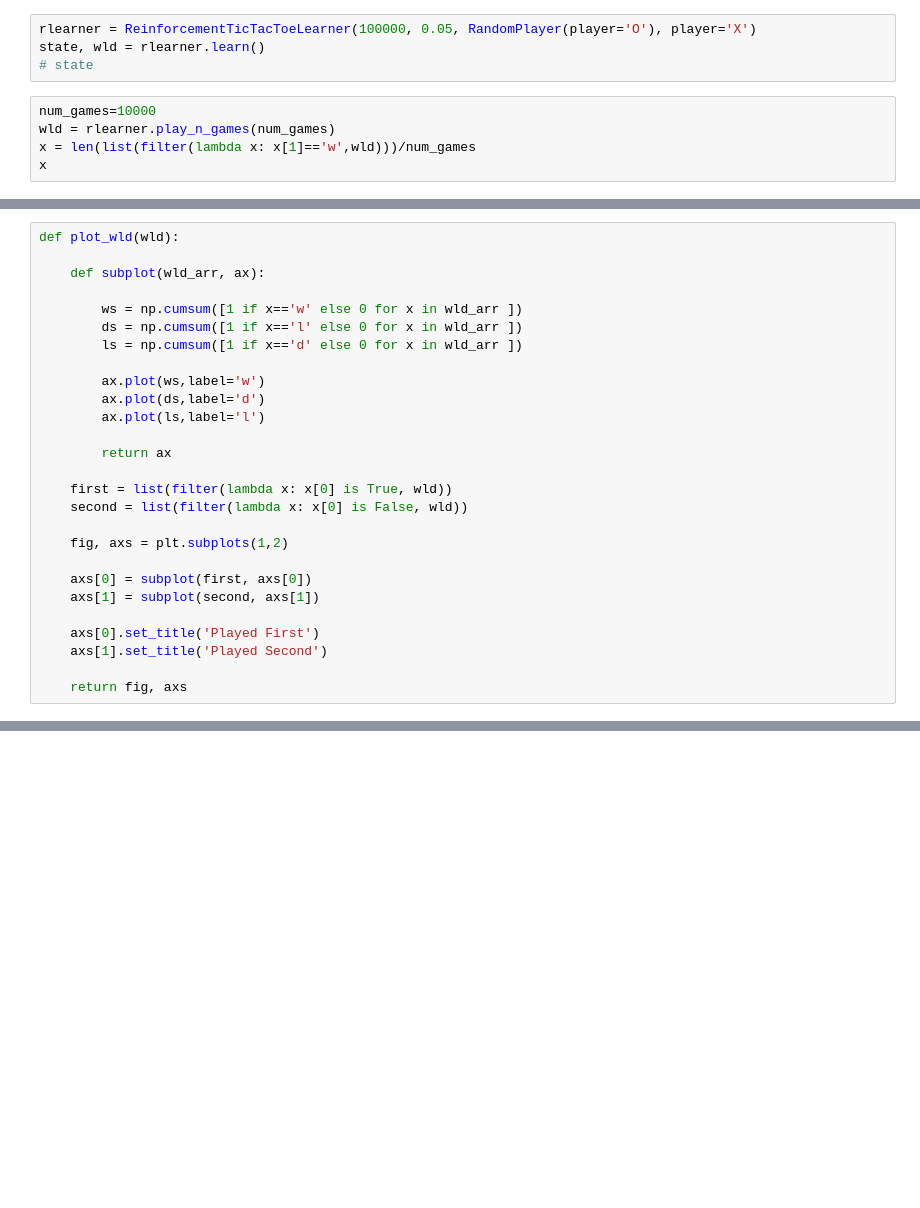
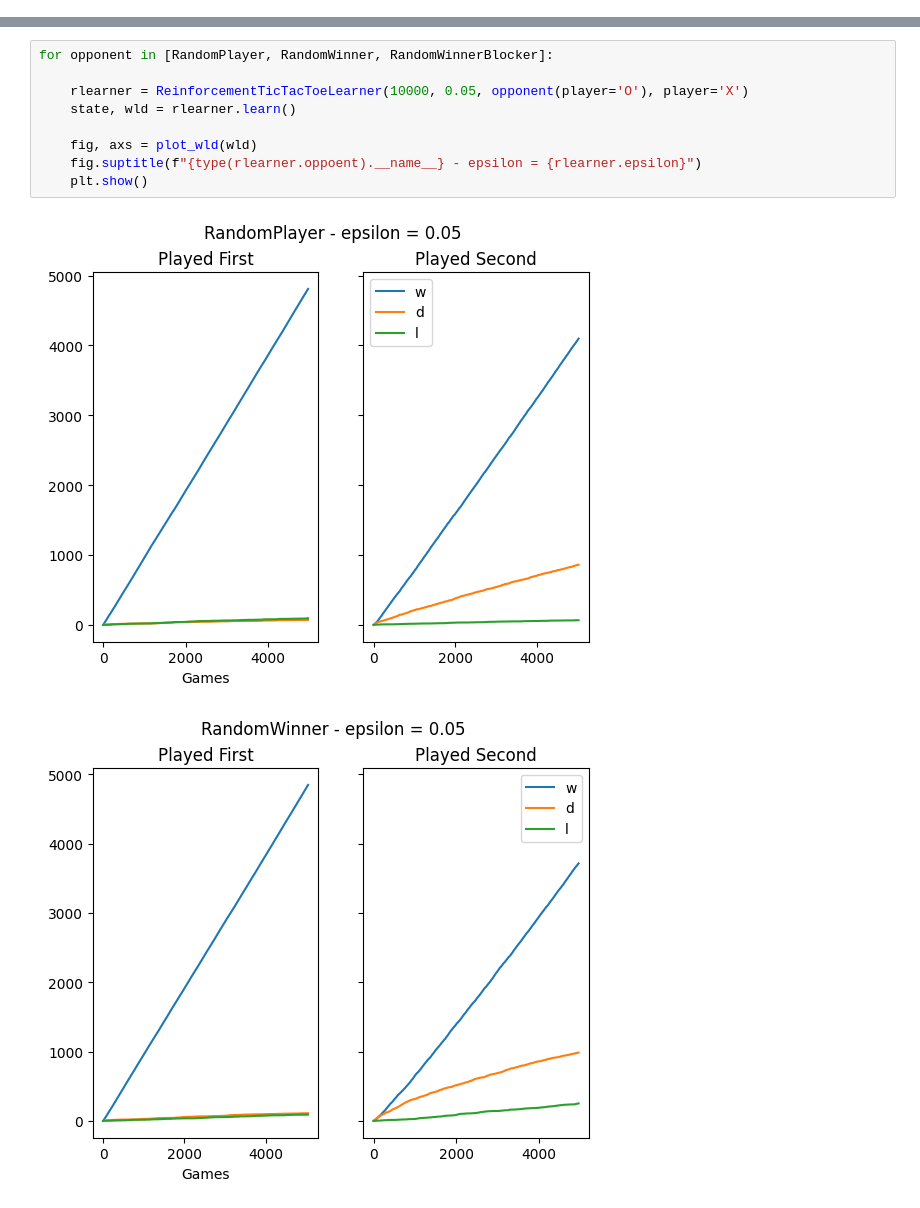
Before and after one commit to georgec123/aiml, a Jupyter notebook: src/game.ipynb, the cells around one changed output, grey strips where cells are left out. Drawn from its saved outputs; the diff is of its cells as text; blank space fills up the shorter version.

Commit message:
modularaise + plots

```diff
--- a/src/game.ipynb
+++ b/src/game.ipynb
@@ -204,9 +86,0 @@ plt.legend()
-# %%
-rlearner = ReinforcementTicTacToeLearner(100000, 0.05, RandomPlayer(player='O'), player='X')
-state, wld = rlearner.learn()
-# state
-# %%
-num_games=10000
-wld = rlearner.play_n_games(num_games)
-x = len(list(filter(lambda x: x[1]=='w',wld)))/num_games
-x
@@ -215,27 +86,0 @@ x
-# %%
-def plot_wld(wld):
-
-    def subplot(wld_arr, ax):
-
-        ws = np.cumsum([1 if x=='w' else 0 for x in wld_arr ])
-        ds = np.cumsum([1 if x=='l' else 0 for x in wld_arr ])
-        ls = np.cumsum([1 if x=='d' else 0 for x in wld_arr ])
-
-        ax.plot(ws,label='w')
-        ax.plot(ds,label='d')
-        ax.plot(ls,label='l')
-
-        return ax
-
-    first = list(filter(lambda x: x[0] is True, wld))
-    second = list(filter(lambda x: x[0] is False, wld))
-
-    fig, axs = plt.subplots(1,2)
-
-    axs[0] = subplot(first, axs[0])
-    axs[1] = subplot(second, axs[1])
-
-    axs[0].set_title('Played First')
-    axs[1].set_title('Played Second')
-
-    return fig, axs
@@ -243,0 +89,12 @@ plot_wld(wld)
+# %%
+for opponent in [RandomPlayer, RandomWinner, RandomWinnerBlocker]:
+
+    rlearner = ReinforcementTicTacToeLearner(10000, 0.05, opponent(player='O'), player='X')
+    state, wld = rlearner.learn()
+
+    fig, axs = plot_wld(wld)
+    fig.suptitle(f"{type(rlearner.oppoent).__name__} - epsilon = {rlearner.epsilon}")
+    plt.show()
+# %% [output]
+[figure, added]
+[figure, added]
```
Also changed, not shown: parts of 9 cells of this notebook, 1 other file.
